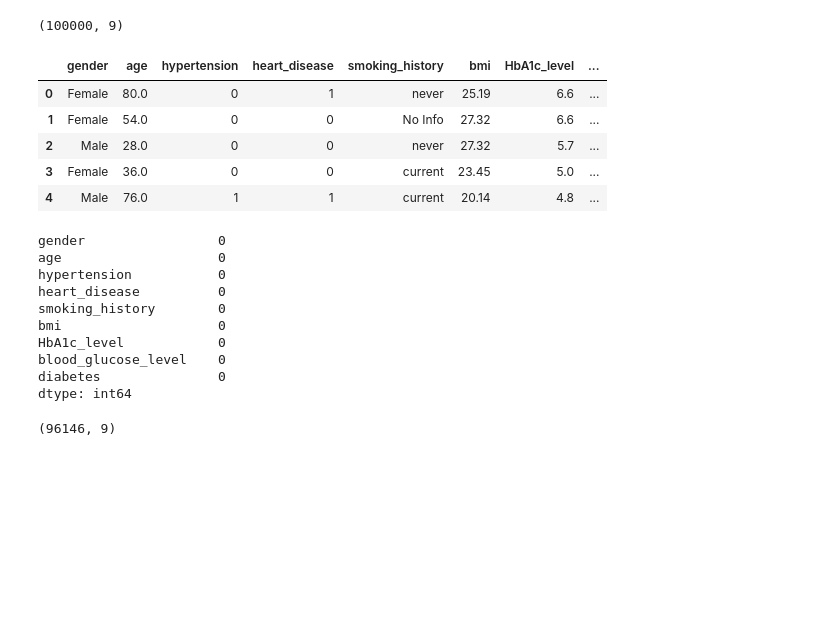
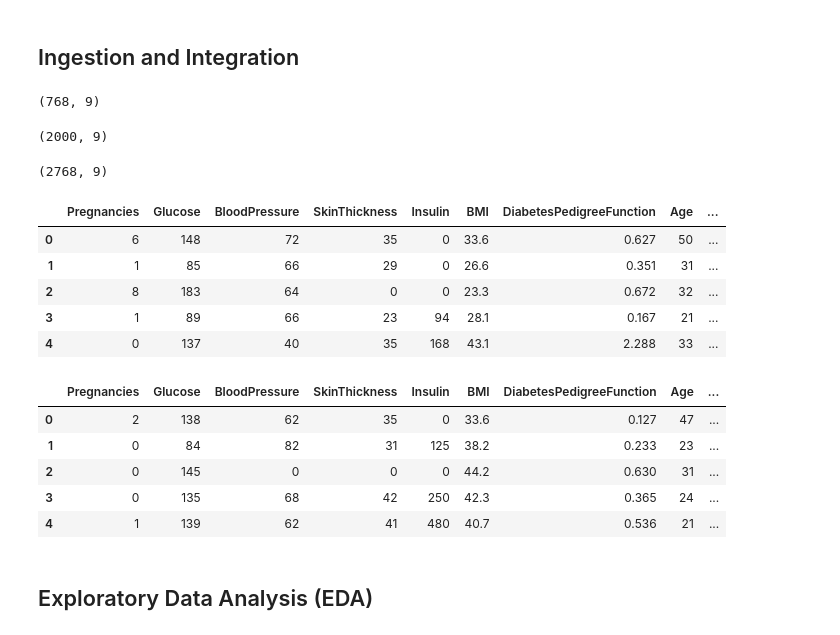
Before and after one commit to LewGoesB00M/CMP6202, a Jupyter notebook: Assignment/Code/CMP6202 Assignment 2.ipynb, the cells around one changed output. Saved outputs shown, nothing was run; the diff lists cells and outputs as text; code cells hidden in the pictures; blank space fills up the shorter version.

```diff
--- a/Assignment/Code/CMP6202 Assignment 2.ipynb
+++ b/Assignment/Code/CMP6202 Assignment 2.ipynb
@@ -23,34 +44,26 @@ from sklearn.tree import plot_tree, export_graphviz
+# %% [markdown]
+## Ingestion and Integration
 # %%
-df = pd.read_csv("Data/diabetes_prediction_dataset.csv")
-df.shape
+pima_df = pd.read_csv("Data/pima.csv")
+pima_df.shape
 # %% [output]
-(100000, 9)
+(768, 9)
+# %%
+frankfurt_df = pd.read_csv("Data/frankfurt.csv")
+frankfurt_df.shape
+# %% [output]
+(2000, 9)
+# %%
+df = pd.concat([pima_df, frankfurt_df], axis = 0, ignore_index = True)
+df.shape
+# %% [output]
+(2768, 9)
 # %%
-df.head()
+pima_df.head()
 # %% [output]
-|  | gender | age | hypertension | heart_disease | smoking_history | bmi | HbA1c_level | ... |
-| 0 | Female | 80.0 | 0 | 1 | never | 25.19 | 6.6 | ... |
-| 1 | Female | 54.0 | 0 | 0 | No Info | 27.32 | 6.6 | ... |
-| 2 | Male | 28.0 | 0 | 0 | never | 27.32 | 5.7 | ... |
-| 3 | Female | 36.0 | 0 | 0 | current | 23.45 | 5.0 | ... |
-| 4 | Male | 76.0 | 1 | 1 | current | 20.14 | 4.8 | ... |
+|  | Pregnancies | Glucose | BloodPressure | SkinThickness | Insulin | BMI | DiabetesPedigreeFunction | Age | ... |
+| 0 | 6 | 148 | 72 | 35 | 0 | 33.6 | 0.627 | 50 | ... |
+| 1 | 1 | 85 | 66 | 29 | 0 | 26.6 | 0.351 | 31 | ... |
+| 2 | 8 | 183 | 64 | 0 | 0 | 23.3 | 0.672 | 32 | ... |
+| 3 | 1 | 89 | 66 | 23 | 94 | 28.1 | 0.167 | 21 | ... |
+| 4 | 0 | 137 | 40 | 35 | 168 | 43.1 | 2.288 | 33 | ... |
-# %%
-df.isnull().sum()
-# %% [output]
-gender                 0
-age                    0
-hypertension           0
-heart_disease          0
-smoking_history        0
-bmi                    0
-HbA1c_level            0
-blood_glucose_level    0
-diabetes               0
-dtype: int64
-# %%
-df[df.duplicated()]
-# tmp
-df = df.drop_duplicates()
-df.shape
-# %% [output]
-(96146, 9)
@@ -60,0 +70,11 @@ df.shape
+# %%
+frankfurt_df.head()
+# %% [output]
+|  | Pregnancies | Glucose | BloodPressure | SkinThickness | Insulin | BMI | DiabetesPedigreeFunction | Age | ... |
+| 0 | 2 | 138 | 62 | 35 | 0 | 33.6 | 0.127 | 47 | ... |
+| 1 | 0 | 84 | 82 | 31 | 125 | 38.2 | 0.233 | 23 | ... |
+| 2 | 0 | 145 | 0 | 0 | 0 | 44.2 | 0.630 | 31 | ... |
+| 3 | 0 | 135 | 68 | 42 | 250 | 42.3 | 0.365 | 24 | ... |
+| 4 | 1 | 139 | 62 | 41 | 480 | 40.7 | 0.536 | 21 | ... |
+# %% [markdown]
+## Exploratory Data Analysis (EDA)
```
Also changed, not shown: parts of 26 cells of this notebook, 7 other files.
